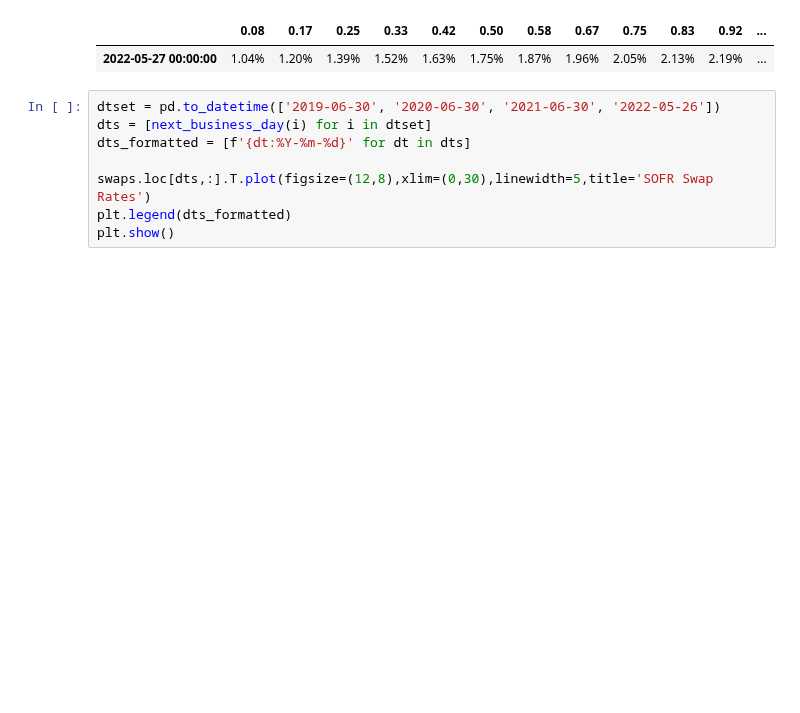
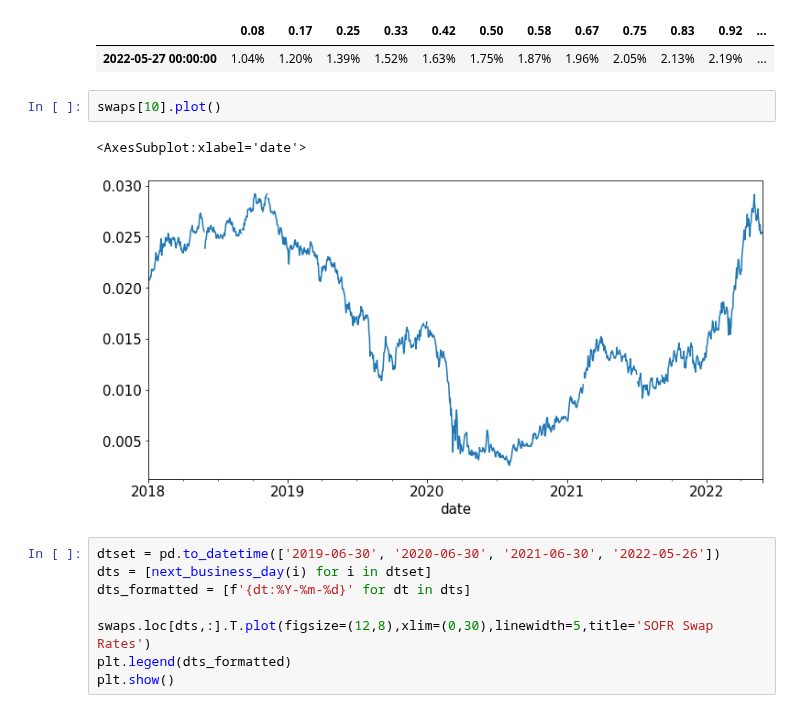
Before and after one commit to MarkHendricks/drw-markets, a Jupyter notebook: notebooks/A.4. Swaps and SOFR.ipynb, the cells around one changed output. Saved outputs shown, nothing was run; the diff lists cells and outputs as text; blank space fills up the shorter version.

```diff
--- a/notebooks/A.4. Swaps and SOFR.ipynb
+++ b/notebooks/A.4. Swaps and SOFR.ipynb
@@ -177,6 +177,11 @@ tab.style.format('{:.2%}')
 # %% [output]
 |  | 0.08 | 0.17 | 0.25 | 0.33 | 0.42 | 0.50 | 0.58 | 0.67 | 0.75 | 0.83 | 0.92 | ... |
 | 2022-05-27 00:00:00 | 1.04% | 1.20% | 1.39% | 1.52% | 1.63% | 1.75% | 1.87% | 1.96% | 2.05% | 2.13% | 2.19% | ... |
+# %%
+swaps[10].plot()
+# %% [output]
+<AxesSubplot:xlabel='date'>
+[figure, added]
 # %%
 dtset = pd.to_datetime(['2019-06-30', '2020-06-30', '2021-06-30', '2022-05-26'])
 dts = [next_business_day(i) for i in dtset]
```
Also changed, not shown: 9 other files.
